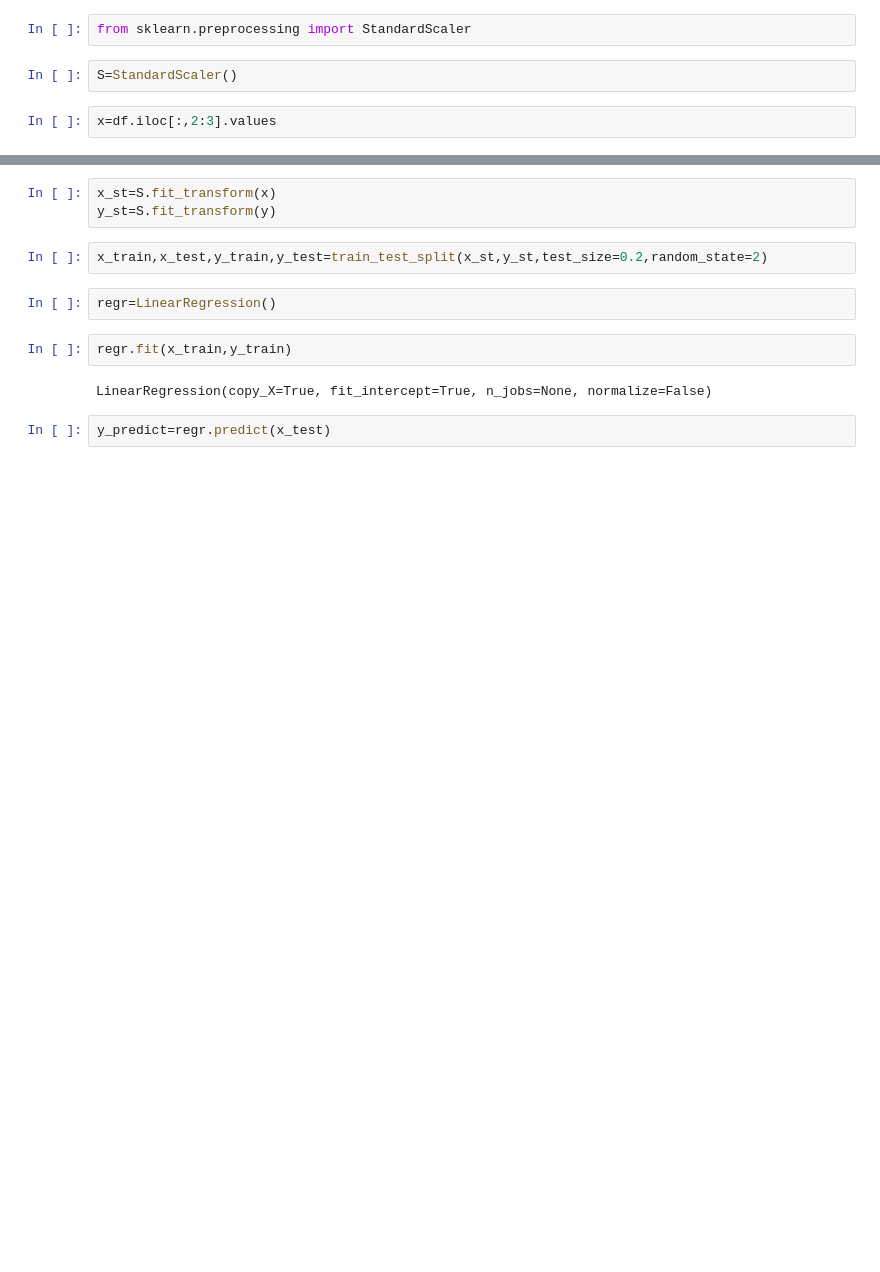
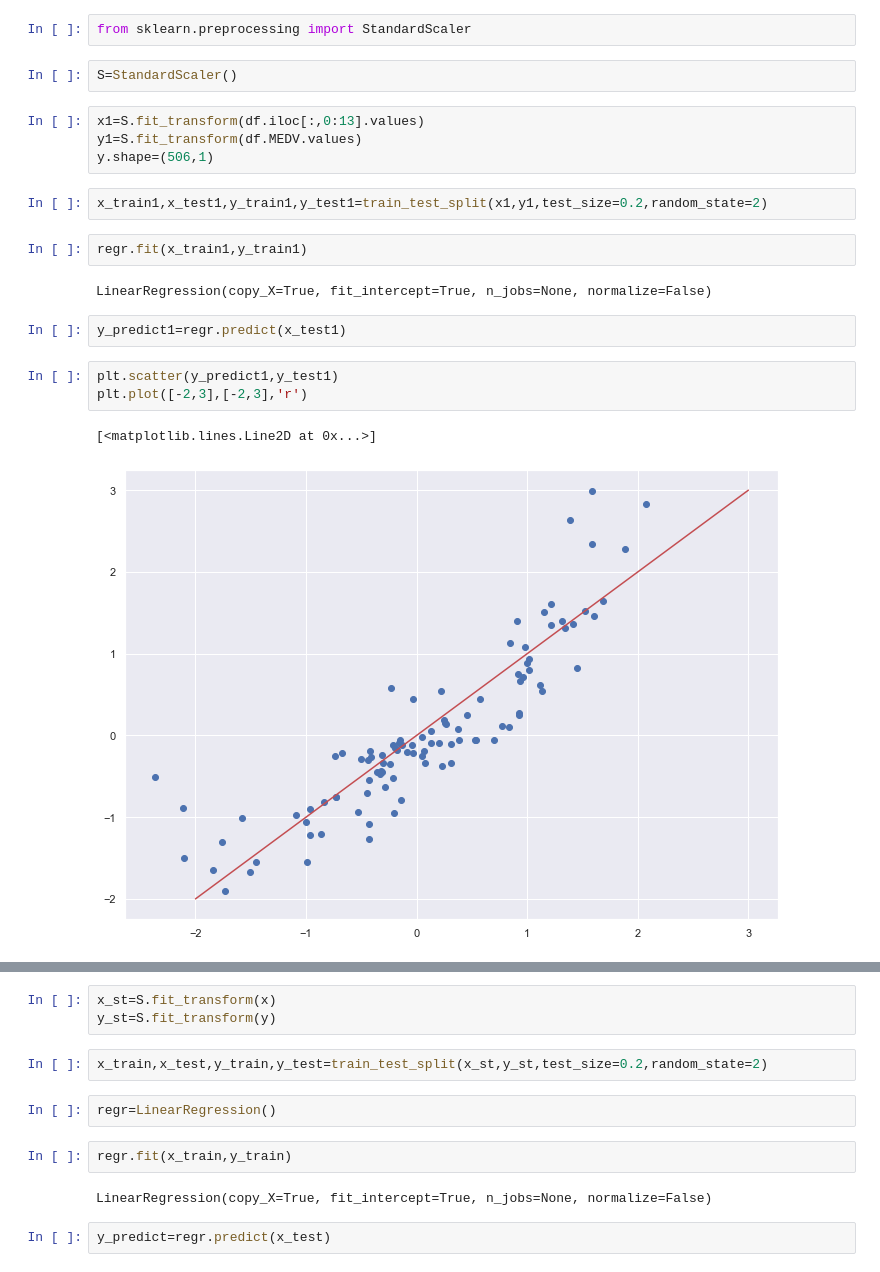
Before and after one commit to amyyang17/mywork, a Jupyter notebook: 作業/11.13/11.13 boston房價預測.ipynb, the cells around one changed output, grey strips where cells are left out. Cells and saved outputs as stored; diff of their text form; blank space fills up the shorter version.

```diff
--- a/作業/11.13/11.13 boston房價預測.ipynb
+++ b/作業/11.13/11.13 boston房價預測.ipynb
@@ -27,5 +33,21 @@ df["MEDV"]=boston_data.target
 from sklearn.preprocessing import StandardScaler
 # %%
 S=StandardScaler()
-# %%
-x=df.iloc[:,2:3].values
+# %%
+x1=S.fit_transform(df.iloc[:,0:13].values)
+y1=S.fit_transform(df.MEDV.values)
+y.shape=(506,1)
+# %%
+x_train1,x_test1,y_train1,y_test1=train_test_split(x1,y1,test_size=0.2,random_state=2)
+# %%
+regr.fit(x_train1,y_train1)
+# %% [output]
+LinearRegression(copy_X=True, fit_intercept=True, n_jobs=None, normalize=False)
+# %%
+y_predict1=regr.predict(x_test1)
+# %%
+plt.scatter(y_predict1,y_test1)
+plt.plot([-2,3],[-2,3],'r')
+# %% [output]
+[<matplotlib.lines.Line2D at 0x...>]
+[figure, added]
```
Also changed, not shown: parts of 11 cells of this notebook, 15 other files.
